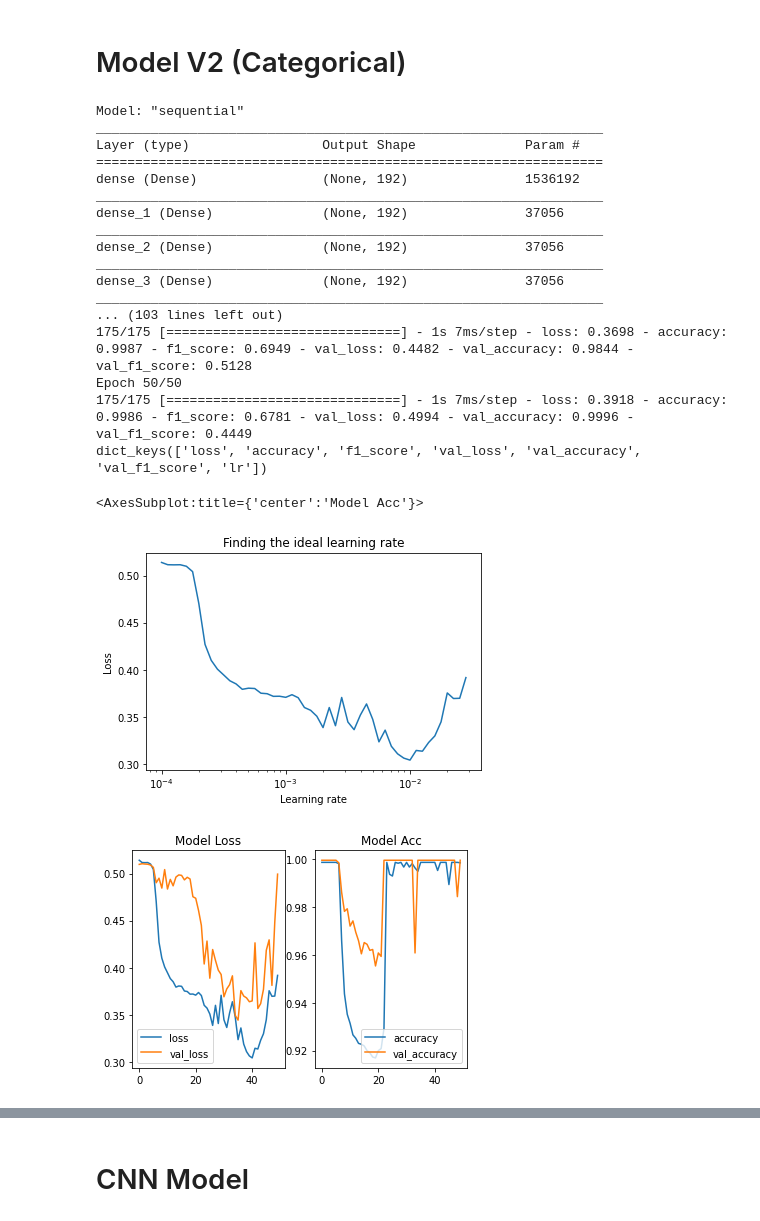
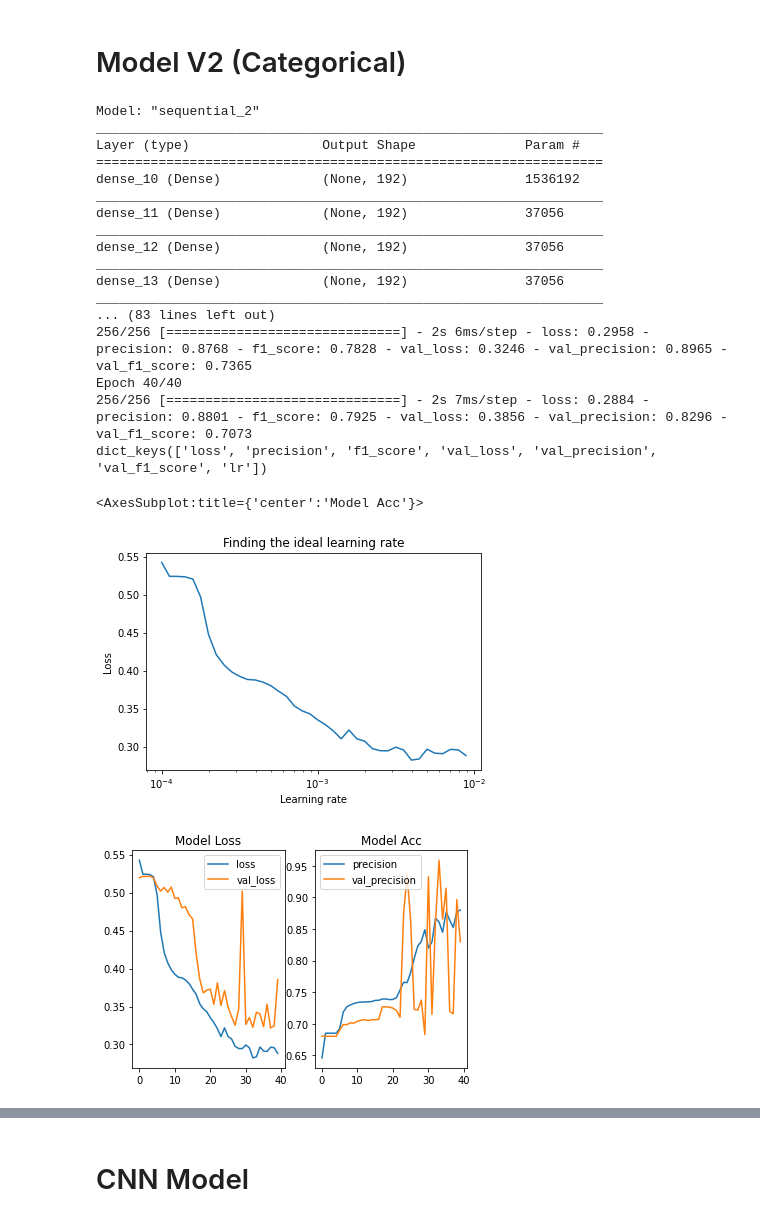
Before and after one commit to yxbh/gromtector, a Jupyter notebook: gromtector/notebooks/model.ipynb, the cells around one changed output, grey strips where cells are left out. Cells and saved outputs as stored; diff of their text form; code cells hidden in the pictures.

Commit message:
update custom model juypter notebook

```diff
--- a/gromtector/notebooks/model.ipynb
+++ b/gromtector/notebooks/model.ipynb
@@ -229,7 +237,7 @@ for input_annotation_path in input_annotation_paths:
 
     for layer in troot.iterfind("ns:Layer", ns):
         ml_cls = AnnotationLayer(layer_node=layer)
-        if ml_cls.label in ["silence", "bark", "howl"]:
+        if ml_cls.label in ["silence", "bark", "howl", "growl"]:
             continue
         ml_cls.audio_file_node = troot.find("ns:AudioFile", ns)
         ml_cls.audio_filename = ml_cls.audio_file_node.find("ns:Name", ns).text
@@ -429,6 +440,7 @@ model_v2_test.compile(
     loss=tf.keras.losses.BinaryCrossentropy(),
     metrics=[
         "accuracy",
+        tf.metrics.Precision(),
         # tf.keras.metrics.CategoricalAccuracy(),
         tfa.metrics.F1Score(num_classes=len(label_idx_map), threshold=0.5),
     ],
@@ -447,46 +459,46 @@ history_v2_test = model_v2_test.fit(
     y_v2_train,
     validation_data=(X_v2_test, y_v2_test),
     epochs=epochs,
     callbacks=[lr_scheduler],
 )
 # print(history_v2_test.history)
 
 import matplotlib.pyplot as plt
 
 lrs = 1e-4 * (10 ** (np.arange(epochs) / 20))
 plt.semilogx(lrs, history_v2_test.history["loss"])  # want the x-axis to be log-scale
 plt.xlabel("Learning rate")
 plt.ylabel("Loss")
 plt.title("Finding the ideal learning rate")
 
 # pd.DataFrame(history_v2_test.history).plot(title="Model History")
 print(history_v2_test.history.keys())
 fig, (ax) = plt.subplots(1,2)
 losses = { k:v for k,v in history_v2_test.history.items() if "loss" in k}
 pd.DataFrame(losses).plot(title="Model Loss", ax=ax[0])
-accs = { k:v for k,v in history_v2_test.history.items() if "accuracy" in k or "score" in k}
+accs = { k:v for k,v in history_v2_test.history.items() if "accuracy" in k or "precision" in k or "score" in k}
 pd.DataFrame(accs).plot(title="Model Acc", ax=ax[1])
 # %% [output]
-Model: "sequential"
+Model: "sequential_2"
 _________________________________________________________________
 Layer (type)                 Output Shape              Param #
 =================================================================
-dense (Dense)                (None, 192)               1536192
+dense_10 (Dense)             (None, 192)               1536192
 _________________________________________________________________
-dense_1 (Dense)              (None, 192)               37056
+dense_11 (Dense)             (None, 192)               37056
 _________________________________________________________________
-dense_2 (Dense)              (None, 192)               37056
+dense_12 (Dense)             (None, 192)               37056
 _________________________________________________________________
-dense_3 (Dense)              (None, 192)               37056
+dense_13 (Dense)             (None, 192)               37056
 _________________________________________________________________
-... (103 lines left out)
-175/175 [==============================] - 1s 7ms/step - loss: 0.3698 - accuracy: 0.9987 - f1_score: 0.6949 - val_loss: 0.4482 - val_accuracy: 0.9844 - val_f1_score: 0.5128
-Epoch 50/50
-175/175 [==============================] - 1s 7ms/step - loss: 0.3918 - accuracy: 0.9986 - f1_score: 0.6781 - val_loss: 0.4994 - val_accuracy: 0.9996 - val_f1_score: 0.4449
-dict_keys(['loss', 'accuracy', 'f1_score', 'val_loss', 'val_accuracy', 'val_f1_score', 'lr'])
+... (83 lines left out)
+256/256 [==============================] - 2s 6ms/step - loss: 0.2958 - precision: 0.8768 - f1_score: 0.7828 - val_loss: 0.3246 - val_precision: 0.8965 - val_f1_score: 0.7365
+Epoch 40/40
+256/256 [==============================] - 2s 7ms/step - loss: 0.2884 - precision: 0.8801 - f1_score: 0.7925 - val_loss: 0.3856 - val_precision: 0.8296 - val_f1_score: 0.7073
+dict_keys(['loss', 'precision', 'f1_score', 'val_loss', 'val_precision', 'val_f1_score', 'lr'])
 <AxesSubplot:title={'center':'Model Acc'}>
-[figure, old version]
+[figure, new version]
-[figure, old version]
+[figure, new version]
 # %%
 fig, (ax) = plt.subplots(1,2)
 losses = { k:v for k,v in history_v2_test.history.items() if "loss" in k}
```
Also changed, not shown: parts of 11 cells of this notebook.
